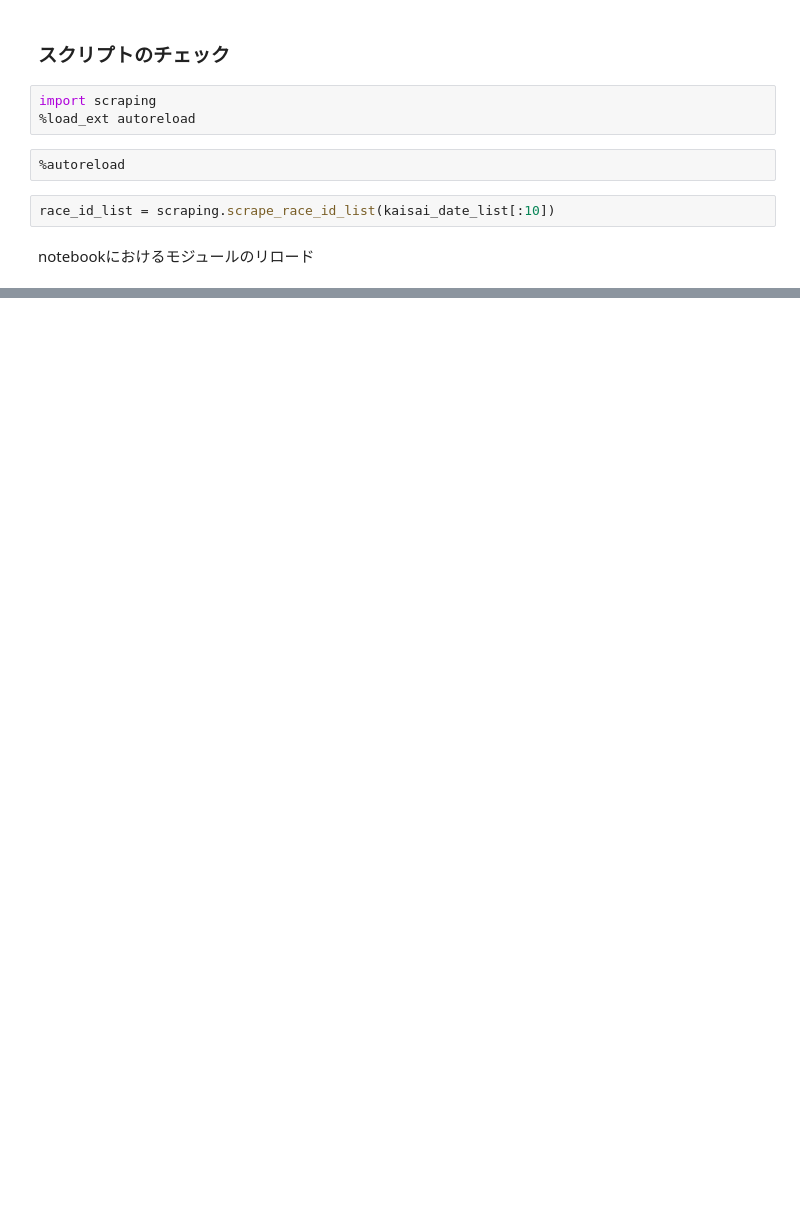
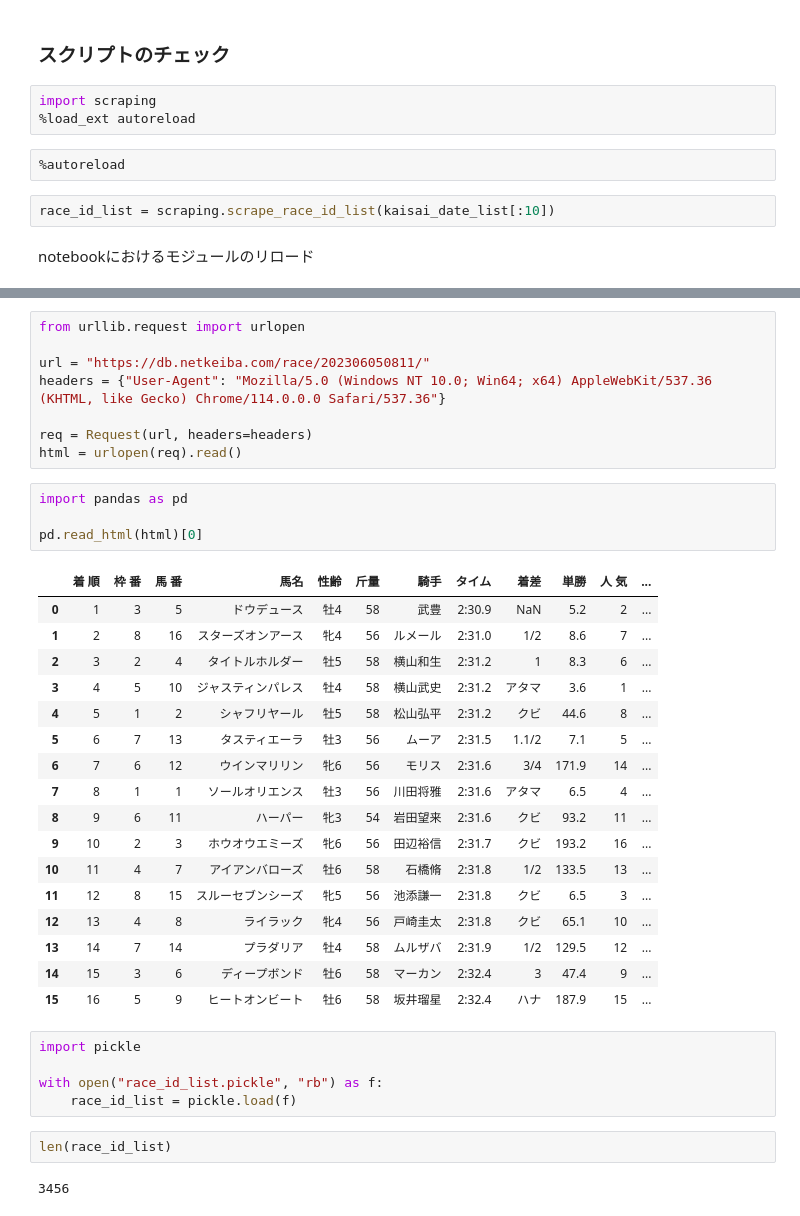
Before and after one commit to Go-Morishita/keiba, a Jupyter notebook: src/dev.ipynb, the cells around one changed output, grey strips where cells are left out. Saved outputs shown, nothing was run; the diff lists cells and outputs as text; blank space fills up the shorter version.

```diff
--- a/src/dev.ipynb
+++ b/src/dev.ipynb
@@ -204,0 +386,39 @@ race_id_list
+# %%
+from urllib.request import urlopen
+
+url = "https://db.netkeiba.com/race/202306050811/"
+headers = {"User-Agent": "Mozilla/5.0 (Windows NT 10.0; Win64; x64) AppleWebKit/537.36 (KHTML, like Gecko) Chrome/114.0.0.0 Safari/537.36"}
+
+req = Request(url, headers=headers)
+html = urlopen(req).read()
+# %%
+import pandas as pd
+
+pd.read_html(html)[0]
+# %% [output]
+|  | 着 順 | 枠 番 | 馬 番 | 馬名 | 性齢 | 斤量 | 騎手 | タイム | 着差 | 単勝 | 人 気 | ... |
+| 0 | 1 | 3 | 5 | ドウデュース | 牡4 | 58 | 武豊 | 2:30.9 | NaN | 5.2 | 2 | ... |
+| 1 | 2 | 8 | 16 | スターズオンアース | 牝4 | 56 | ルメール | 2:31.0 | 1/2 | 8.6 | 7 | ... |
+| 2 | 3 | 2 | 4 | タイトルホルダー | 牡5 | 58 | 横山和生 | 2:31.2 | 1 | 8.3 | 6 | ... |
+| 3 | 4 | 5 | 10 | ジャスティンパレス | 牡4 | 58 | 横山武史 | 2:31.2 | アタマ | 3.6 | 1 | ... |
+| 4 | 5 | 1 | 2 | シャフリヤール | 牡5 | 58 | 松山弘平 | 2:31.2 | クビ | 44.6 | 8 | ... |
+| 5 | 6 | 7 | 13 | タスティエーラ | 牡3 | 56 | ムーア | 2:31.5 | 1.1/2 | 7.1 | 5 | ... |
+| 6 | 7 | 6 | 12 | ウインマリリン | 牝6 | 56 | モリス | 2:31.6 | 3/4 | 171.9 | 14 | ... |
+| 7 | 8 | 1 | 1 | ソールオリエンス | 牡3 | 56 | 川田将雅 | 2:31.6 | アタマ | 6.5 | 4 | ... |
+| 8 | 9 | 6 | 11 | ハーパー | 牝3 | 54 | 岩田望来 | 2:31.6 | クビ | 93.2 | 11 | ... |
+| 9 | 10 | 2 | 3 | ホウオウエミーズ | 牝6 | 56 | 田辺裕信 | 2:31.7 | クビ | 193.2 | 16 | ... |
+| 10 | 11 | 4 | 7 | アイアンバローズ | 牡6 | 58 | 石橋脩 | 2:31.8 | 1/2 | 133.5 | 13 | ... |
+| 11 | 12 | 8 | 15 | スルーセブンシーズ | 牝5 | 56 | 池添謙一 | 2:31.8 | クビ | 6.5 | 3 | ... |
+| 12 | 13 | 4 | 8 | ライラック | 牝4 | 56 | 戸崎圭太 | 2:31.8 | クビ | 65.1 | 10 | ... |
+| 13 | 14 | 7 | 14 | プラダリア | 牡4 | 58 | ムルザバ | 2:31.9 | 1/2 | 129.5 | 12 | ... |
+| 14 | 15 | 3 | 6 | ディープボンド | 牡6 | 58 | マーカン | 2:32.4 | 3 | 47.4 | 9 | ... |
+| 15 | 16 | 5 | 9 | ヒートオンビート | 牡6 | 58 | 坂井瑠星 | 2:32.4 | ハナ | 187.9 | 15 | ... |
+# %%
+import pickle
+
+with open("race_id_list.pickle", "rb") as f:
+    race_id_list = pickle.load(f)
+# %%
+len(race_id_list)
+# %% [output]
+3456
```
Also changed, not shown: parts of 33 cells of this notebook, 14 other files.
